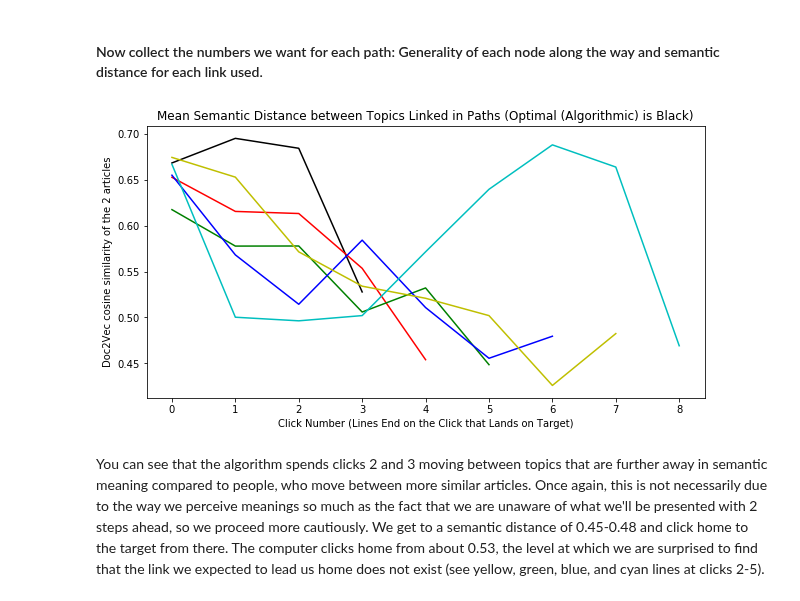
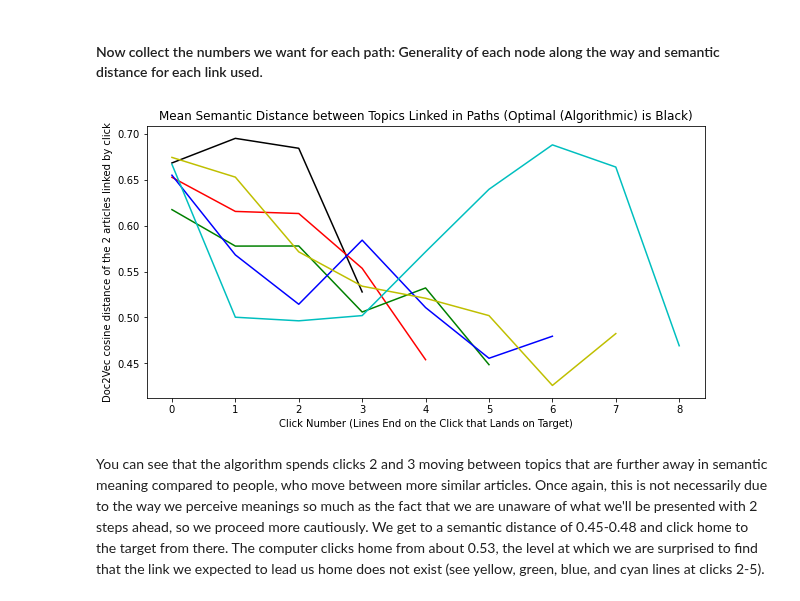
Before and after one commit to ebhtra/gory-graph, a Jupyter notebook: Wikispeedia/Submission.ipynb, the cells around one changed output. Cells and saved outputs as stored; diff of their text form; code cells hidden in the pictures.

Commit message:
Change ylabel for cosine distance

```diff
--- a/Wikispeedia/Submission.ipynb
+++ b/Wikispeedia/Submission.ipynb
@@ -534,16 +552,16 @@ for path in humanpaths:
 # %%
 meanAlgoSims = np.mean(np.array(algosims), axis=0)
 
 plt.figure(figsize=(10,5))
 plt.plot(meanAlgoSims, color='k')
 colors = list('rgbyc')
 for i in range(5,10):
     plt.plot(np.mean(np.array([h for h in humansims if len(h) == i]), axis=0), color=colors[i-5])
 plt.title('Mean Semantic Distance between Topics Linked in Paths (Optimal (Algorithmic) is Black)')
-plt.ylabel('Doc2Vec cosine similarity of the 2 articles')
+plt.ylabel('Doc2Vec cosine distance of the 2 articles linked by click')
 plt.xlabel('Click Number (Lines End on the Click that Lands on Target)');
 # %% [output]
-[figure, old version]
+[figure, new version]
 # %% [markdown]
 You can see that the algorithm spends clicks 2 and 3 moving between topics that are further away in semantic meaning compared to people, who move between more similar articles.  Once again, this is not necessarily due to the way we perceive meanings so much as the fact that we are unaware of what we'll be presented with 2 steps ahead, so we proceed more cautiously.  We get to a semantic distance of 0.45-0.48 and click home to the target from there.  The computer clicks home from about 0.53, the level at which we are surprised to find that the link we expected to lead us home does not exist (see yellow, green, blue, and cyan lines at clicks 2-5).
 # %% [markdown]
```
Also changed, not shown: parts of 10 cells of this notebook.
